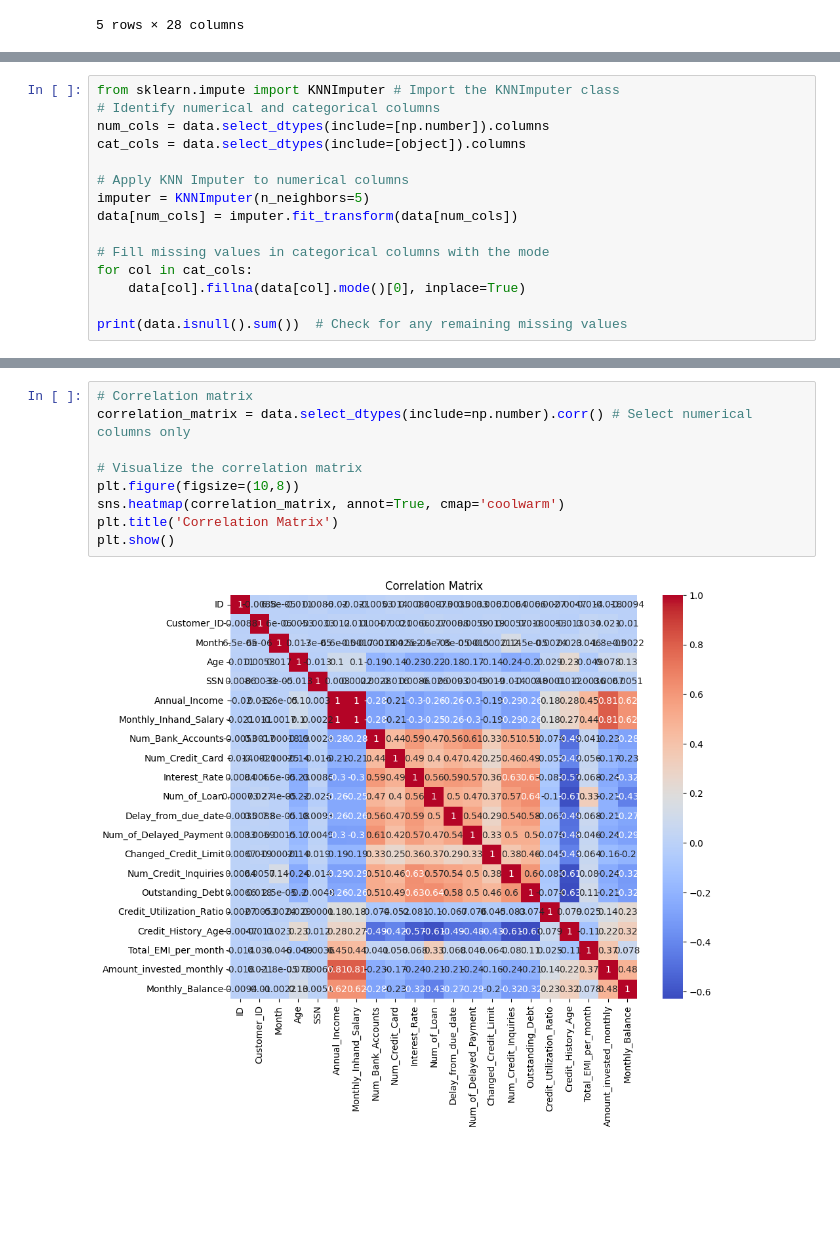
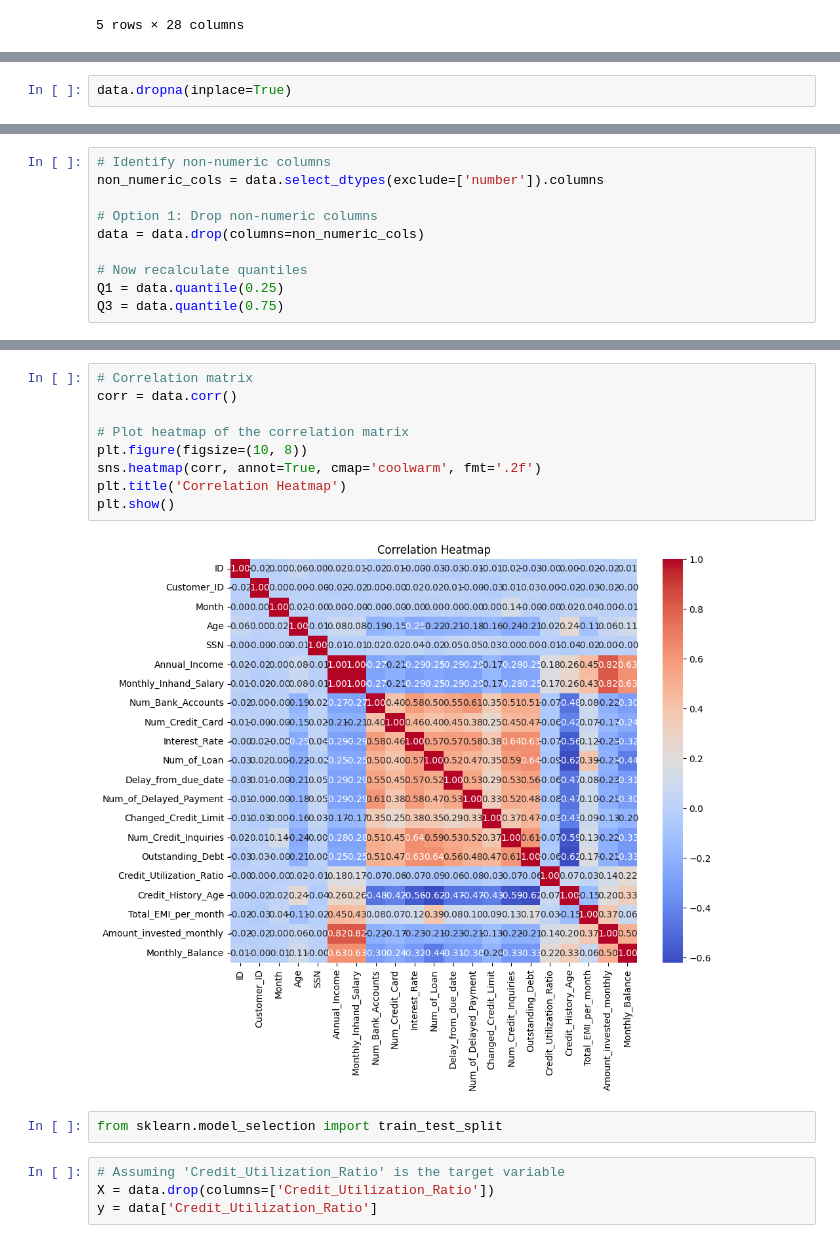
Before and after one commit to thisisanuragn/ANURAG-N, a Jupyter notebook: AnuragN.ipynb, the cells around one changed output, grey strips where cells are left out. Cells and saved outputs as stored; diff of their text form; blank space fills up the shorter version.

```diff
--- a/AnuragN.ipynb
+++ b/AnuragN.ipynb
@@ -70,18 +57,3 @@ data.isnull().sum()
 | Monthly_Balance | 1 |
 | Credit_Score | 1 |
 dtype: int64
-# %%
-from sklearn.impute import KNNImputer # Import the KNNImputer class
-# Identify numerical and categorical columns
-num_cols = data.select_dtypes(include=[np.number]).columns
-cat_cols = data.select_dtypes(include=[object]).columns
-
-# Apply KNN Imputer to numerical columns
-imputer = KNNImputer(n_neighbors=5)
-data[num_cols] = imputer.fit_transform(data[num_cols])
-
-# Fill missing values in categorical columns with the mode
-for col in cat_cols:
-    data[col].fillna(data[col].mode()[0], inplace=True)
-
-print(data.isnull().sum())  # Check for any remaining missing values
@@ -119,0 +60,2 @@ filtered_data = numerical_data[~((numerical_data < (Q1 - 1.5 * IQR)) |(numerical
+# %%
+data.dropna(inplace=True)
@@ -119,0 +83,10 @@ filtered_data = numerical_data[~((numerical_data < (Q1 - 1.5 * IQR)) |(numerical
+# %%
+# Identify non-numeric columns
+non_numeric_cols = data.select_dtypes(exclude=['number']).columns
+
+# Option 1: Drop non-numeric columns
+data = data.drop(columns=non_numeric_cols)
+
+# Now recalculate quantiles
+Q1 = data.quantile(0.25)
+Q3 = data.quantile(0.75)
@@ -120,12 +162,18 @@ filtered_data = numerical_data[~((numerical_data < (Q1 - 1.5 * IQR)) |(numerical
 # %%
 # Correlation matrix
-correlation_matrix = data.select_dtypes(include=np.number).corr() # Select numerical columns only
+corr = data.corr()
 
-# Visualize the correlation matrix
-plt.figure(figsize=(10,8))
-sns.heatmap(correlation_matrix, annot=True, cmap='coolwarm')
-plt.title('Correlation Matrix')
+# Plot heatmap of the correlation matrix
+plt.figure(figsize=(10, 8))
+sns.heatmap(corr, annot=True, cmap='coolwarm', fmt='.2f')
+plt.title('Correlation Heatmap')
 plt.show()
 # %% [output]
-[figure, old version]
+[figure, new version]
+# %%
+from sklearn.model_selection import train_test_split
+# %%
+# Assuming 'Credit_Utilization_Ratio' is the target variable
+X = data.drop(columns=['Credit_Utilization_Ratio'])
+y = data['Credit_Utilization_Ratio']
 # %%
```
Also changed, not shown: parts of 19 cells of this notebook.
